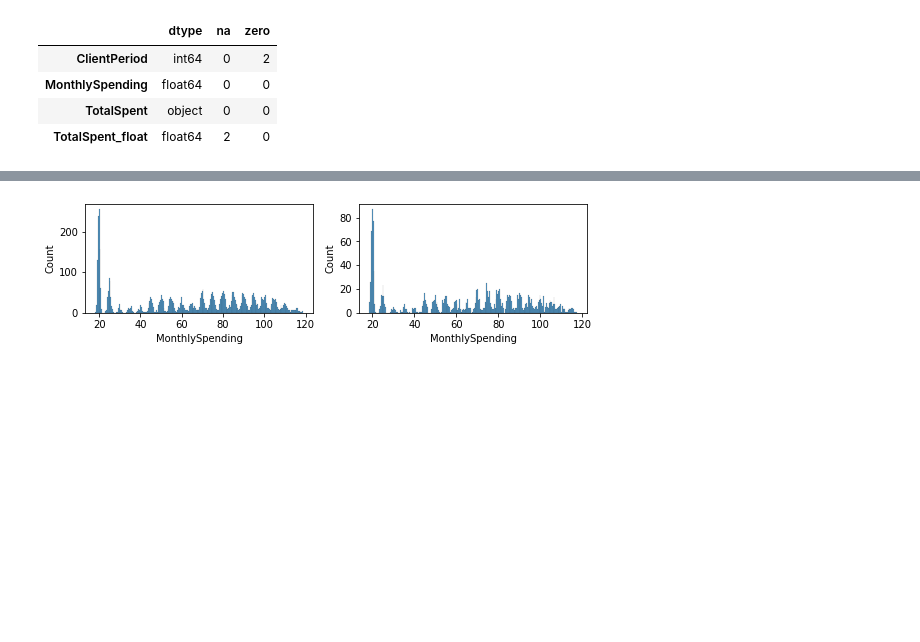
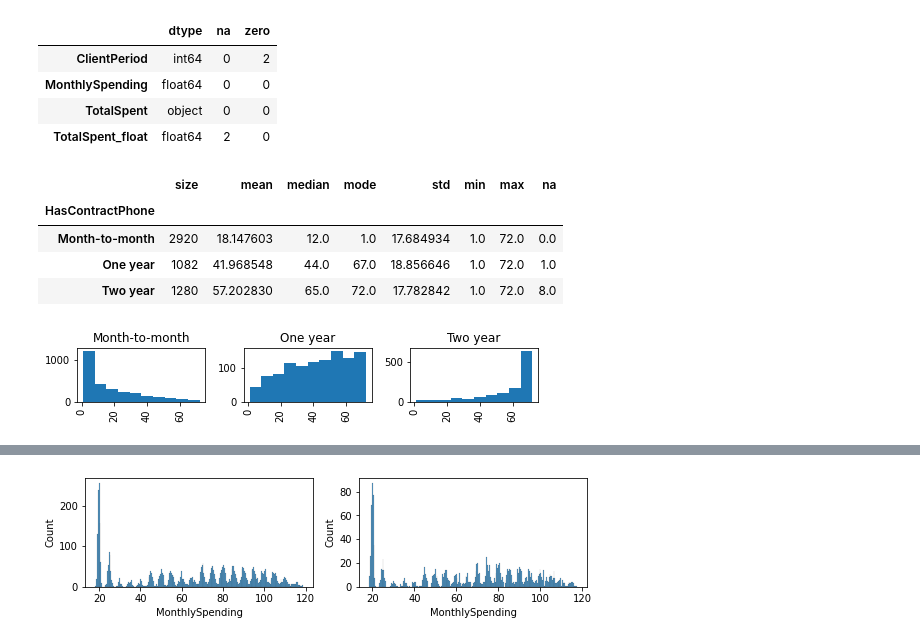
Before and after one commit to MitrofanovDmitry/study, a Jupyter notebook: practice/60 customer churn (dls)/3.ipynb, the cells around one changed output, grey strips where cells are left out. Drawn from its saved outputs; the diff is of its cells as text; code cells hidden in the pictures; blank space fills up the shorter version.

```diff
--- a/practice/60 customer churn (dls)/3.ipynb
+++ b/practice/60 customer churn (dls)/3.ipynb
@@ -80,3 +83,20 @@ pd.DataFrame({'dtype': data.dtypes, 'na': data.isna().sum(), 'zero': (data == 0)
 | MonthlySpending | float64 | 0 | 0 |
 | TotalSpent | object | 0 | 0 |
 | TotalSpent_float | float64 | 2 | 0 |
+# %%
+def client_period(data):
+    def na(x): return x.isnull().sum()
+    def mode(x): return x.value_counts().index[0]
+    funcs = ('size','mean','median',mode,'std','min','max',na)
+    data['ClientPeriod'] = data['ClientPeriod'].replace(0, np.nan)
+    display(data.groupby('HasContractPhone')['ClientPeriod'].agg(funcs))
+    data.hist(column='ClientPeriod', by='HasContractPhone', layout=(1,3), figsize=(8,1));
+# %%
+client_period(pd.read_csv('./train.csv'))
+# %% [output]
+|  | size | mean | median | mode | std | min | max | na |
+| HasContractPhone |  |  |  |  |  |  |  |  |
+| Month-to-month | 2920 | 18.147603 | 12.0 | 1.0 | 17.684934 | 1.0 | 72.0 | 0.0 |
+| One year | 1082 | 41.968548 | 44.0 | 67.0 | 18.856646 | 1.0 | 72.0 | 1.0 |
+| Two year | 1280 | 57.202830 | 65.0 | 72.0 | 17.782842 | 1.0 | 72.0 | 8.0 |
+[figure, added]
```
Also changed, not shown: parts of 24 cells of this notebook, 4 other files.
